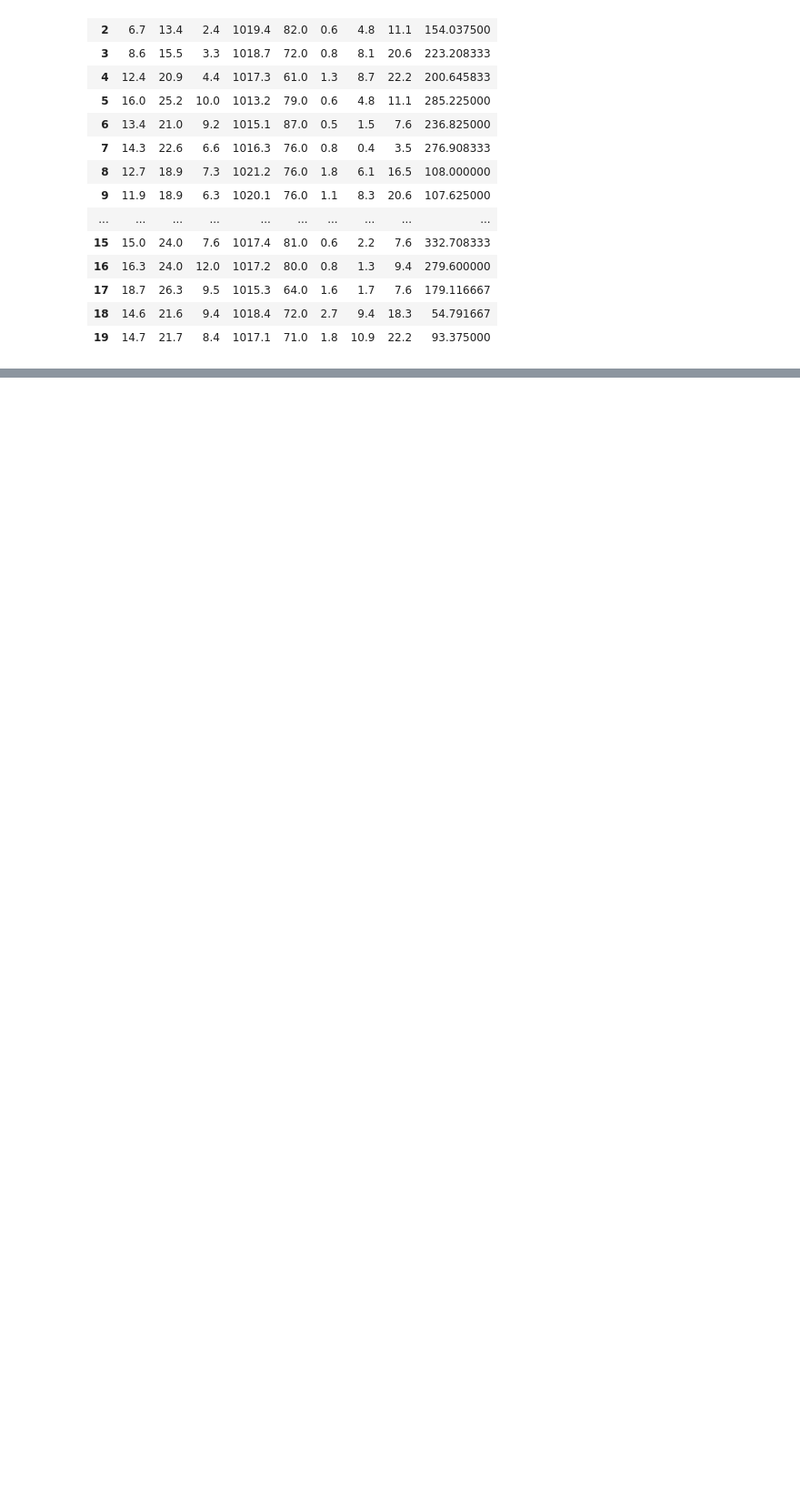
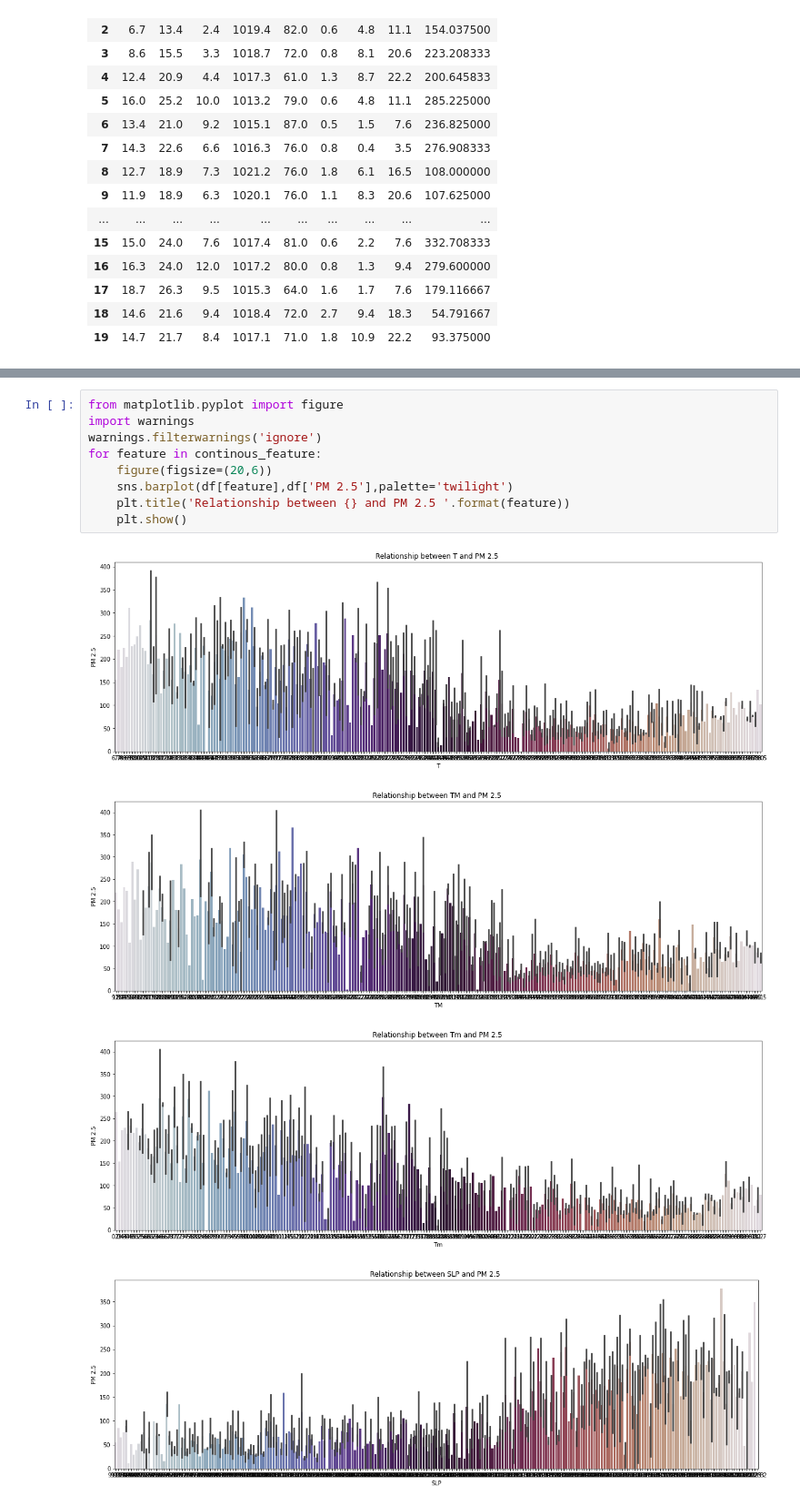
Before and after one commit to LuckyRathod/Data-Science-Projects, a Jupyter notebook: P1.Air_Quality_Index_Prediction/AQI_Prediction.ipynb, the cells around one changed output, grey strips where cells are left out. Shown at 91% size. Drawn from its saved outputs; the diff is of its cells as text; blank space fills up the shorter version.

```diff
--- a/P1.Air_Quality_Index_Prediction/AQI_Prediction.ipynb
+++ b/P1.Air_Quality_Index_Prediction/AQI_Prediction.ipynb
@@ -255,0 +347,14 @@ df.head(20)
+# %%
+from matplotlib.pyplot import figure
+import warnings
+warnings.filterwarnings('ignore')
+for feature in continous_feature:
+    figure(figsize=(20,6))
+    sns.barplot(df[feature],df['PM 2.5'],palette='twilight')
+    plt.title('Relationship between {} and PM 2.5 '.format(feature))
+    plt.show()
+# %% [output]
+[figure, added]
+[figure, added]
+[figure, added]
+[figure, added]
```
Also changed, not shown: parts of 31 cells of this notebook.
